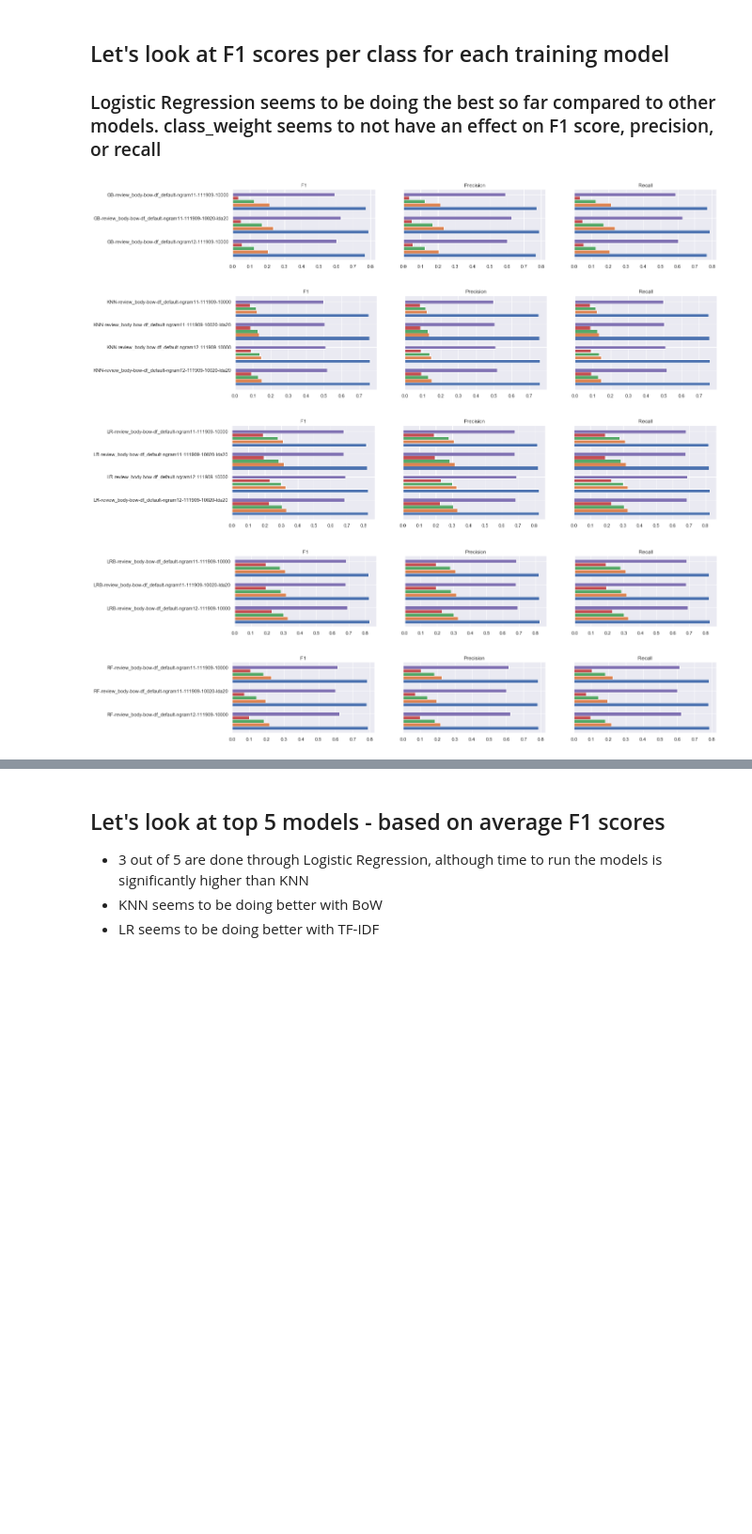
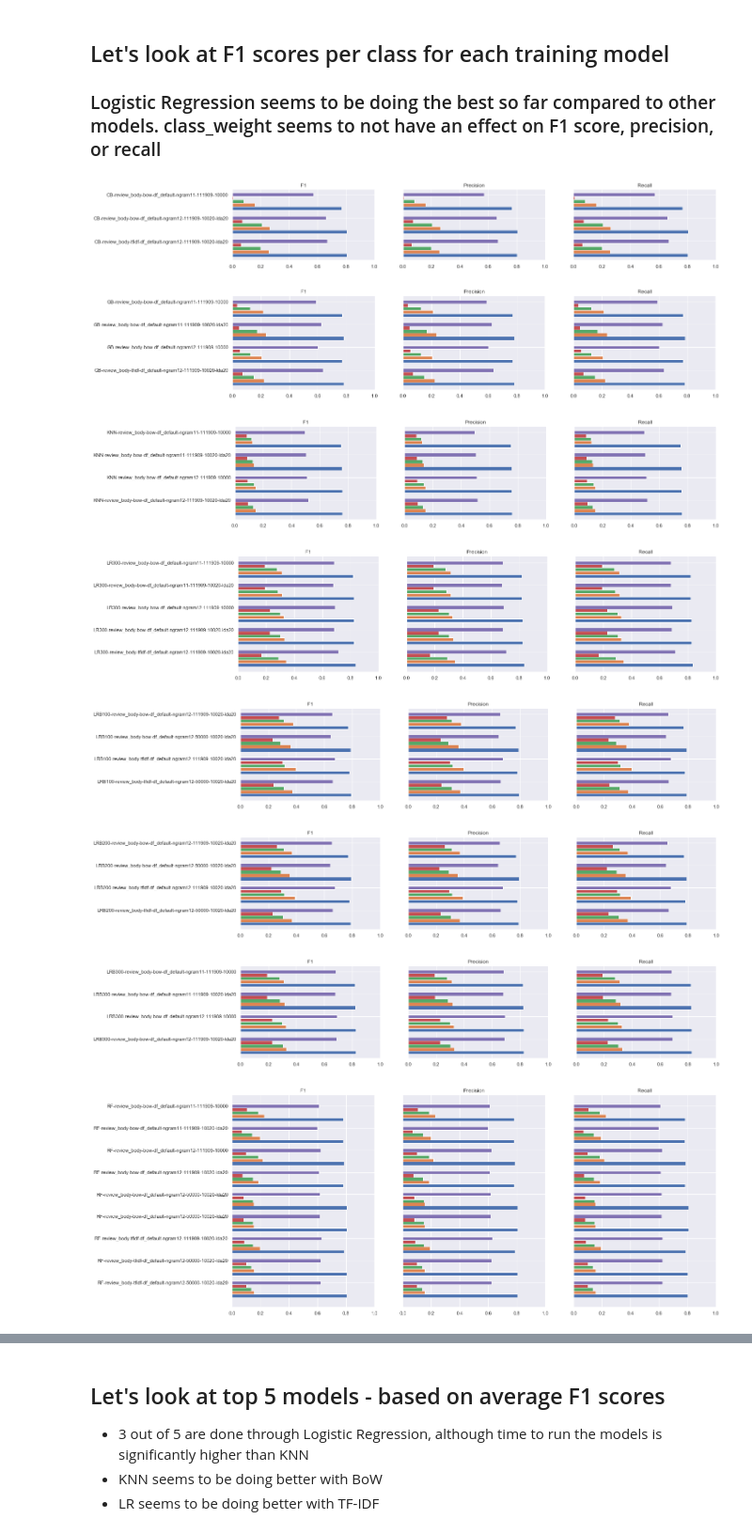
Before and after one commit to sv650s/sb-capstone, a Jupyter notebook: analyze_classification_results-template.ipynb, the cells around one changed output, grey strips where cells are left out. Shown at 94% size. Drawn from its saved outputs; the diff is of its cells as text; code cells hidden in the pictures; blank space fills up the shorter version.

```diff
--- a/analyze_classification_results-template.ipynb
+++ b/analyze_classification_results-template.ipynb
@@ -52,7 +53,7 @@ import re
 %matplotlib inline
 sns.set()
 # %%
-DATA_FILE="reports/2019-05-27-run_classifiers-report.csv"
+DATA_FILE="reports/2019-05-29-run_classifiers-report.csv"
 
 report = pd.read_csv(DATA_FILE)
 report["total_size"] = report["train_examples"] + report["test_examples"]
@@ -261,0 +259,16 @@ _ = a.set_xticklabels(labels=x, rotation=90)
+# %%
+f, a = plt.subplots(1, 2, figsize=(20,5))
+
+avg_train_times = []
+for model in MODELS:
+    avg_train_times.append(report[report["label"].str.startswith(f"{model}-")].total_time_min.mean())
+
+sns.barplot(x=MODELS, y=avg_train_times, ax=a[0])
+a[0].set_ylabel("Total Time (minutes)")
+_ = a[0].set_title("Average Training Time")
+
+
+sns.boxplot(data=report, x="model_name", y="total_time_min", ax=a[1])
+a[1].set_ylabel("Total Time (minutes)")
+a[1].set_xlabel("")
+_ = a[1].set_title("Training Time Boxplot")
@@ -381,35 +407,39 @@ for model in MODELS:
 
     pos = list(range(len(model_report)))
     width = 0.15
     f, a = plt.subplots(1, 3, sharex=True, sharey=True, figsize=(20, len(model_report) * 1))
     column_dict = { "F1": CLASS_F1_COLS, "Precision": CLASS_PRECISION_COLS, "Recall": CLASS_RECALL_COLS }
 
     # sort the report in reverse order so we see the models top down
     report_reverse = model_report.sort_values("label", ascending=False)
 
     index = 0
     for title, columns in column_dict.items():
         columns_copy = CLASS_F1_COLS.copy()
         columns_copy.remove("label")
         # sort in reverse order so it goes top-down and 5 is at the bottom
         columns_copy.sort(reverse=True)
 
         offset = 0
         for col in columns_copy:
     #         print(f'Plotting {col}')
             a[index].barh([p + offset for p in pos],
                     report_reverse[col],
                     width,
     #                 align="edge",
     #                 alpha=0.5,
                     tick_label=report_reverse["label"].tolist(),
                     orientation="horizontal")
             offset += width
             a[index].set_title(title)
+            a[index].set_xlim(0, 1.0)
         index += 1
 # %% [output]
-[figure, old version]
+[figure, new version]
-[figure, old version]
+[figure, new version]
-[figure, old version]
+[figure, new version]
-[figure, old version]
+[figure, new version]
-[figure, old version]
+[figure, new version]
+[figure, added]
+[figure, added]
+[figure, added]
```
Also changed, not shown: parts of 29 cells of this notebook, 6 other files.
